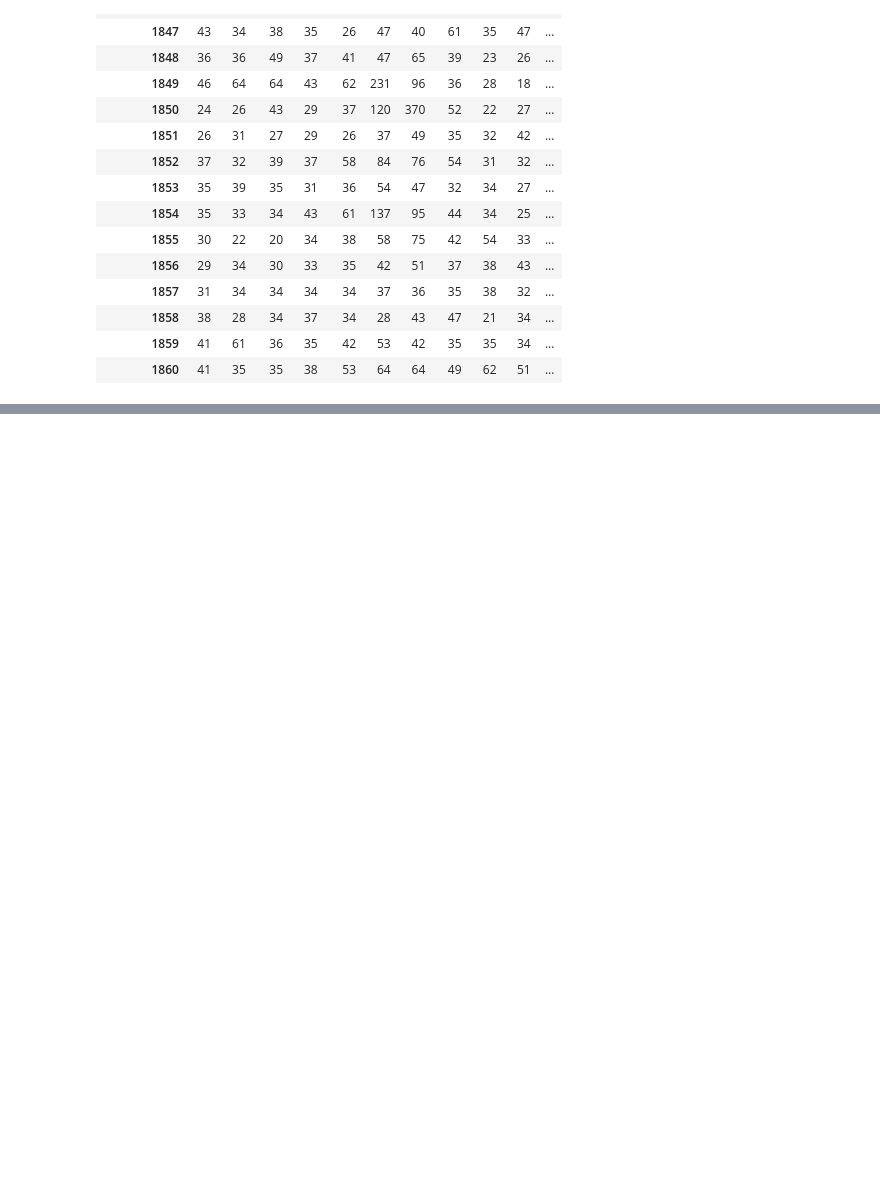
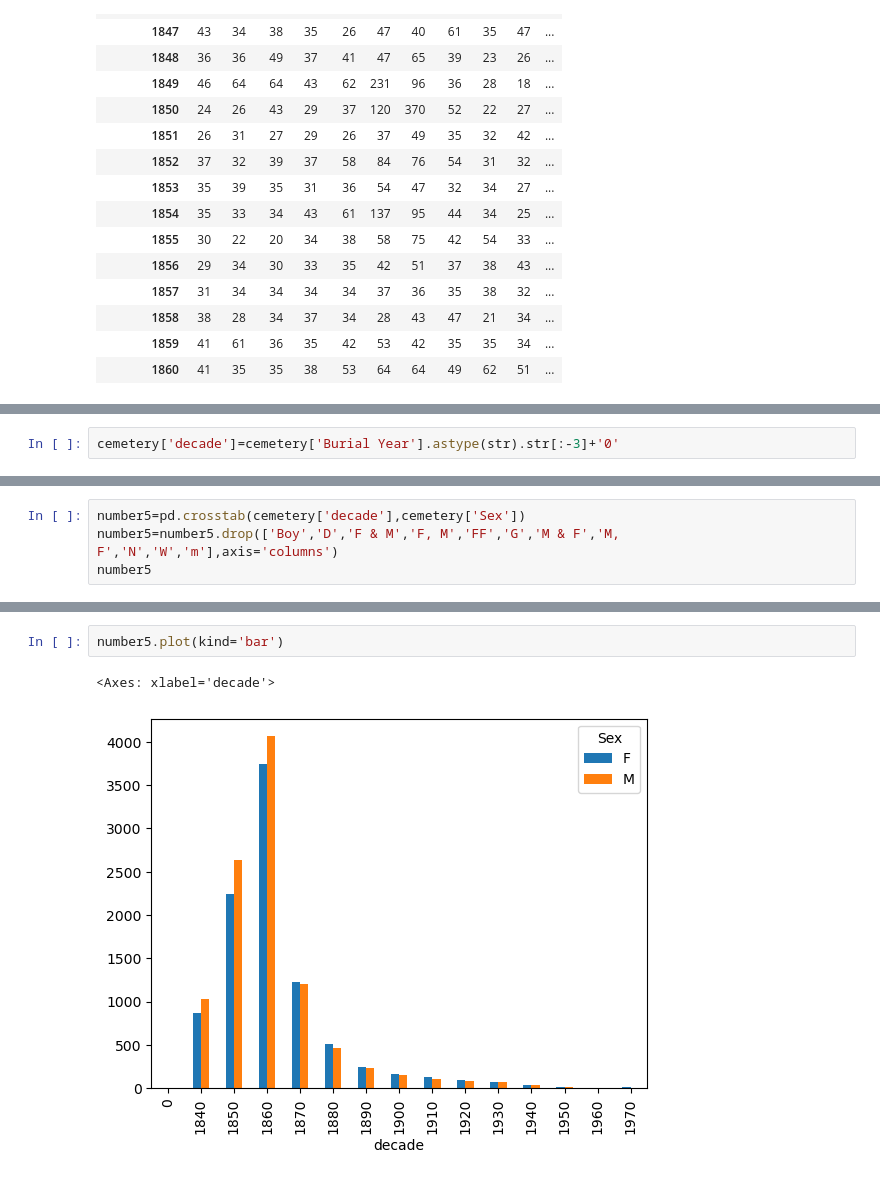
Before and after one commit to NSS-Data-Analytics-Cohort-10/advanced-pandas-rushichokshi, a Jupyter notebook: notebooks/advanced_pandas_notebook.ipynb, the cells around one changed output, grey strips where cells are left out. Cells and saved outputs as stored; diff of their text form; blank space fills up the shorter version.

```diff
--- a/notebooks/advanced_pandas_notebook.ipynb
+++ b/notebooks/advanced_pandas_notebook.ipynb
@@ -253,0 +279,2 @@ number4.loc[1846:1860]
+# %%
+cemetery['decade']=cemetery['Burial Year'].astype(str).str[:-3]+'0'
@@ -253,0 +296,4 @@ number4.loc[1846:1860]
+# %%
+number5=pd.crosstab(cemetery['decade'],cemetery['Sex'])
+number5=number5.drop(['Boy','D','F & M','F, M','FF','G','M & F','M, F','N','W','m'],axis='columns')
+number5
@@ -253,0 +318,5 @@ number4.loc[1846:1860]
+# %%
+number5.plot(kind='bar')
+# %% [output]
+<Axes: xlabel='decade'>
+[figure, added]
```
Also changed, not shown: parts of 4 cells of this notebook.
